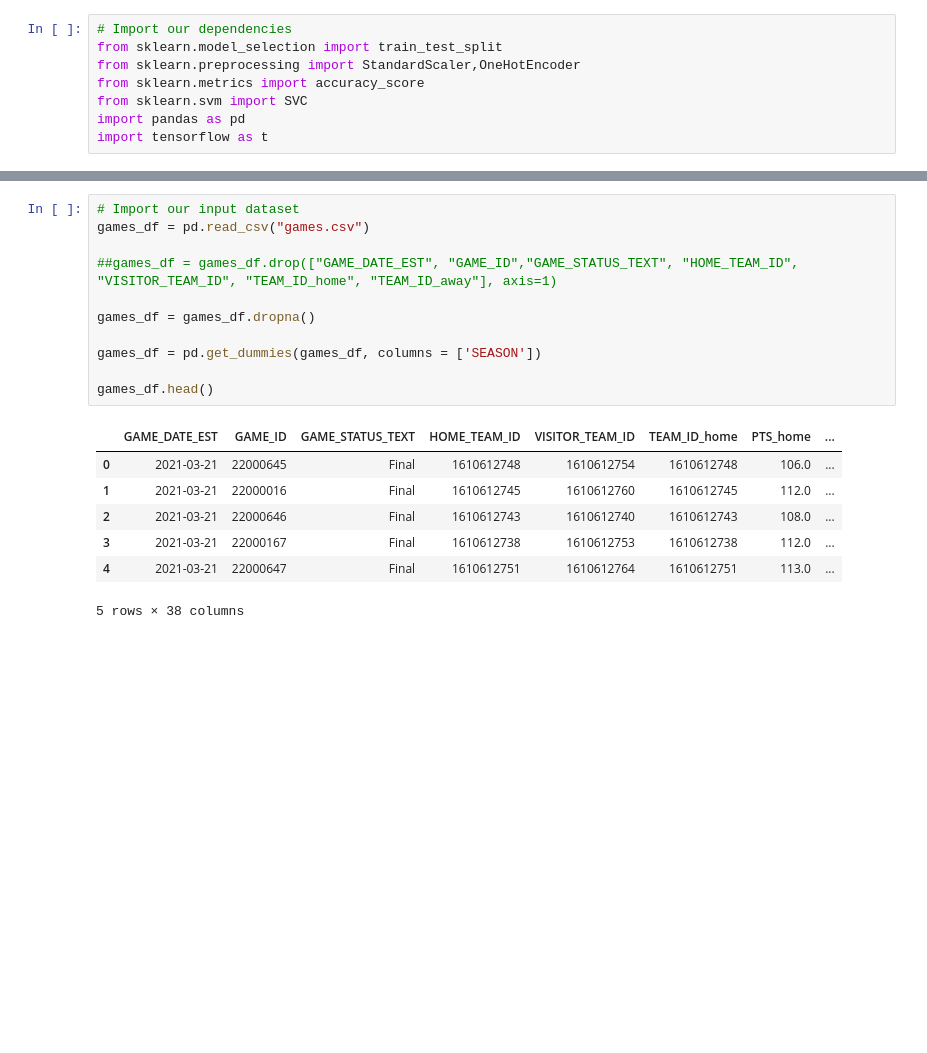
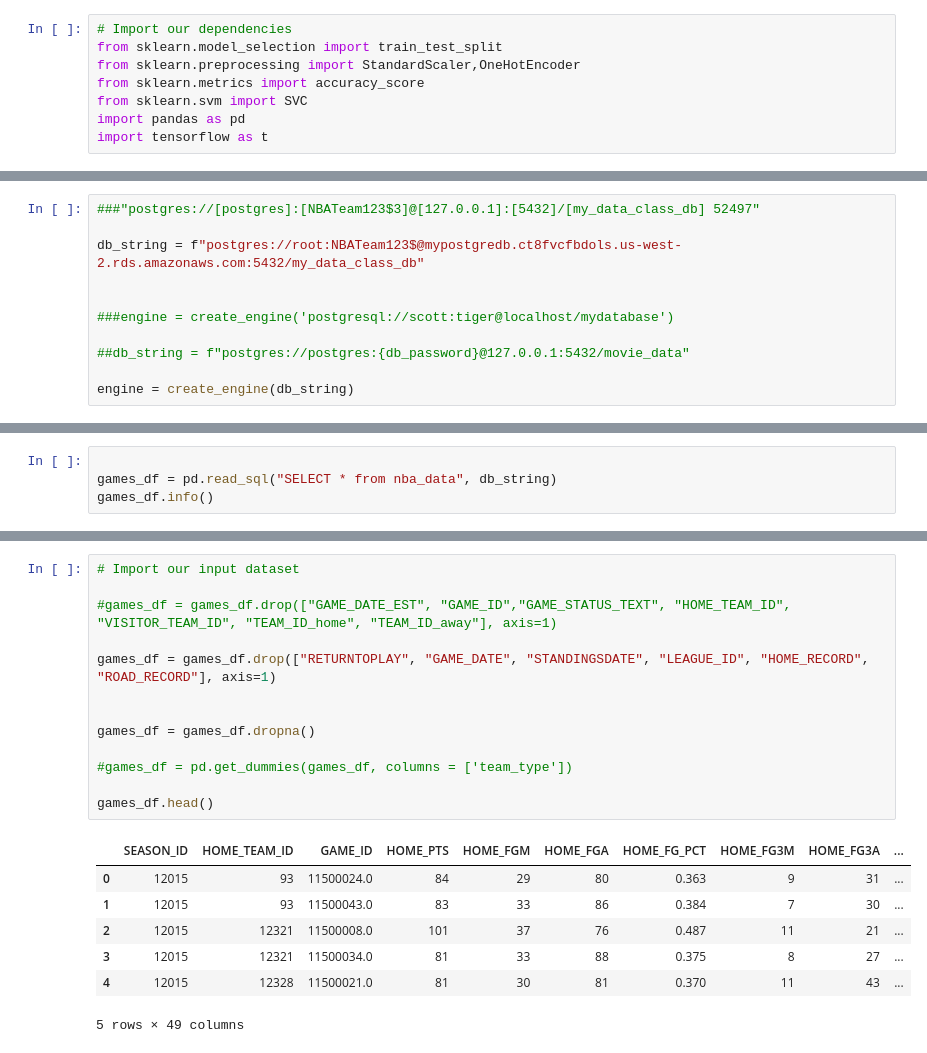
Before and after one commit to PatriciaCB1/Predicting_NBA_Outcomes, a Jupyter notebook: Machine Learning Model/Machine_Learning_Model.ipynb, the cells around one changed output, grey strips where cells are left out. Saved outputs shown, nothing was run; the diff lists cells and outputs as text; blank space fills up the shorter version.

```diff
--- a/Machine Learning Model/Machine_Learning_Model.ipynb
+++ b/Machine Learning Model/Machine_Learning_Model.ipynb
@@ -35,0 +12,11 @@ WHERE games."GAME_DATE" = rankings."STANDINGSDATE";
+# %%
+###"postgres://[postgres]:[NBATeam123$3]@[127.0.0.1]:[5432]/[my_data_class_db] 52497"
+
+db_string = f"postgres://root:NBATeam123$@mypostgredb.ct8fvcfbdols.us-west-2.rds.amazonaws.com:5432/my_data_class_db"
+
+
+###engine = create_engine('postgresql://scott:tiger@localhost/mydatabase')
+
+##db_string = f"postgres://postgres:{db_password}@127.0.0.1:5432/movie_data"
+
+engine = create_engine(db_string)
@@ -35,0 +88,4 @@ WHERE games."GAME_DATE" = rankings."STANDINGSDATE";
+# %%
+
+games_df = pd.read_sql("SELECT * from nba_data", db_string)
+games_df.info()
@@ -36,22 +110,24 @@ WHERE games."GAME_DATE" = rankings."STANDINGSDATE";
 # %%
 # Import our input dataset
-games_df = pd.read_csv("games.csv")
 
-##games_df = games_df.drop(["GAME_DATE_EST", "GAME_ID","GAME_STATUS_TEXT", "HOME_TEAM_ID", "VISITOR_TEAM_ID", "TEAM_ID_home", "TEAM_ID_away"], axis=1)
+#games_df = games_df.drop(["GAME_DATE_EST", "GAME_ID","GAME_STATUS_TEXT", "HOME_TEAM_ID", "VISITOR_TEAM_ID", "TEAM_ID_home", "TEAM_ID_away"], axis=1)
+
+games_df = games_df.drop(["RETURNTOPLAY", "GAME_DATE", "STANDINGSDATE", "LEAGUE_ID", "HOME_RECORD", "ROAD_RECORD"], axis=1)
+
 
 games_df = games_df.dropna()
 
-games_df = pd.get_dummies(games_df, columns = ['SEASON'])
+#games_df = pd.get_dummies(games_df, columns = ['team_type'])
 
 games_df.head()
 # %% [output]
-|  | GAME_DATE_EST | GAME_ID | GAME_STATUS_TEXT | HOME_TEAM_ID | VISITOR_TEAM_ID | TEAM_ID_home | PTS_home | ... |
-| 0 | 2021-03-21 | 22000645 | Final | 1610612748 | 1610612754 | 1610612748 | 106.0 | ... |
-| 1 | 2021-03-21 | 22000016 | Final | 1610612745 | 1610612760 | 1610612745 | 112.0 | ... |
-| 2 | 2021-03-21 | 22000646 | Final | 1610612743 | 1610612740 | 1610612743 | 108.0 | ... |
-| 3 | 2021-03-21 | 22000167 | Final | 1610612738 | 1610612753 | 1610612738 | 112.0 | ... |
-| 4 | 2021-03-21 | 22000647 | Final | 1610612751 | 1610612764 | 1610612751 | 113.0 | ... |
+|  | SEASON_ID | HOME_TEAM_ID | GAME_ID | HOME_PTS | HOME_FGM | HOME_FGA | HOME_FG_PCT | HOME_FG3M | HOME_FG3A | ... |
+| 0 | 12015 | 93 | 11500024.0 | 84 | 29 | 80 | 0.363 | 9 | 31 | ... |
+| 1 | 12015 | 93 | 11500043.0 | 83 | 33 | 86 | 0.384 | 7 | 30 | ... |
+| 2 | 12015 | 12321 | 11500008.0 | 101 | 37 | 76 | 0.487 | 11 | 21 | ... |
+| 3 | 12015 | 12321 | 11500034.0 | 81 | 33 | 88 | 0.375 | 8 | 27 | ... |
+| 4 | 12015 | 12328 | 11500021.0 | 81 | 30 | 81 | 0.370 | 11 | 43 | ... |
-5 rows × 38 columns
+5 rows × 49 columns
 # %%
 games_df.describe
 # %% [output]
```
Also changed, not shown: parts of 18 cells of this notebook.
